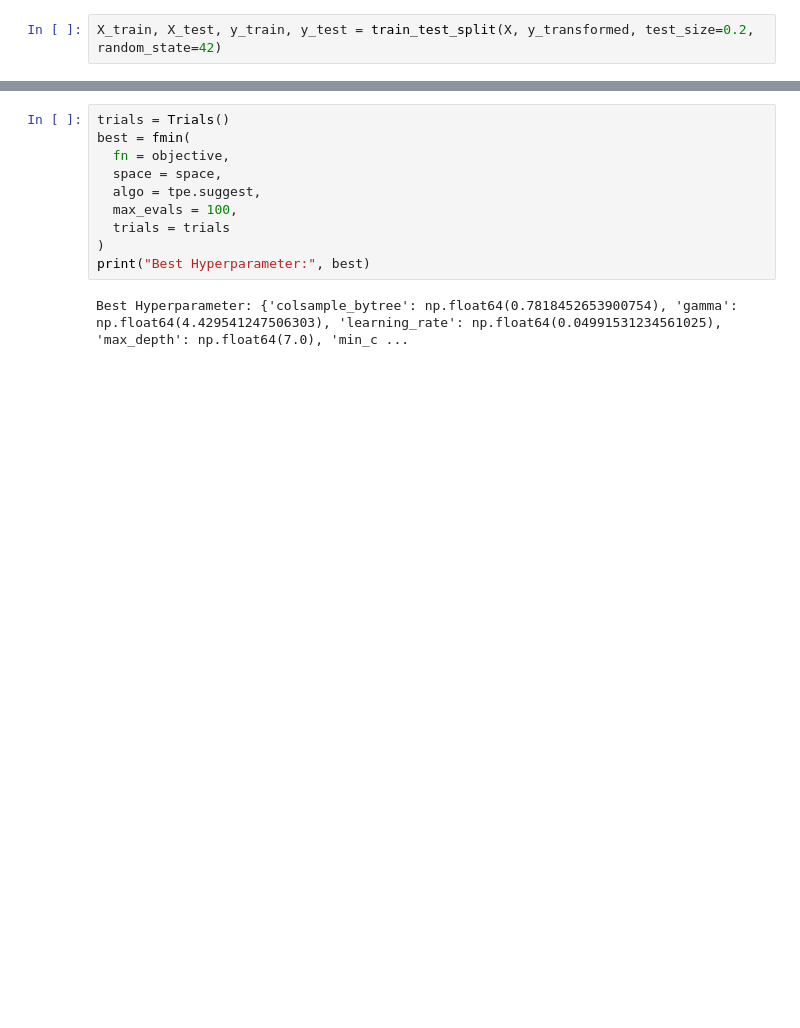
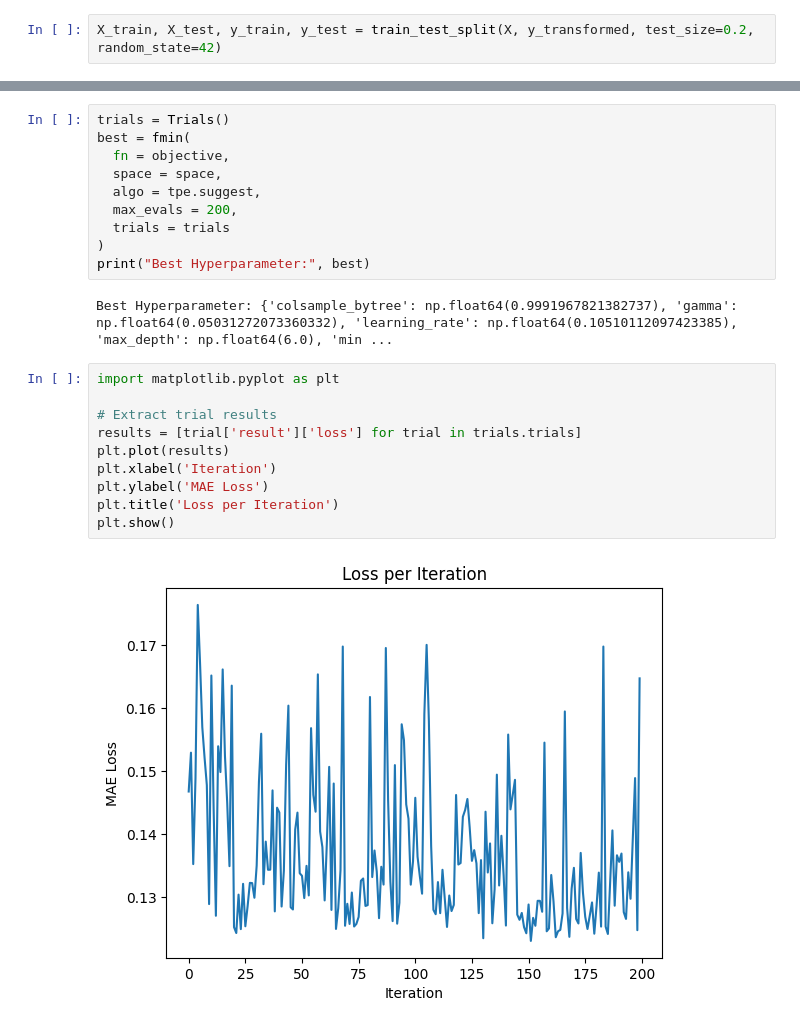
Before and after one commit to divyanshu73/real-estate-application, a Jupyter notebook: model_selection/model_selection.ipynb, the cells around one changed output, grey strips where cells are left out. Cells and saved outputs as stored; diff of their text form; blank space fills up the shorter version.

```diff
--- a/model_selection/model_selection.ipynb
+++ b/model_selection/model_selection.ipynb
@@ -685,9 +682,21 @@ best = fmin(
   fn = objective,
   space = space,
   algo = tpe.suggest,
-  max_evals = 100,
+  max_evals = 200,
   trials = trials
 )
 print("Best Hyperparameter:", best)
 # %% [output]
-Best Hyperparameter: {'colsample_bytree': np.float64(0.7818452653900754), 'gamma': np.float64(4.429541247506303), 'learning_rate': np.float64(0.04991531234561025), 'max_depth': np.float64(7.0), 'min_c ...
+Best Hyperparameter: {'colsample_bytree': np.float64(0.9991967821382737), 'gamma': np.float64(0.05031272073360332), 'learning_rate': np.float64(0.10510112097423385), 'max_depth': np.float64(6.0), 'min ...
+# %%
+import matplotlib.pyplot as plt
+
+# Extract trial results
+results = [trial['result']['loss'] for trial in trials.trials]
+plt.plot(results)
+plt.xlabel('Iteration')
+plt.ylabel('MAE Loss')
+plt.title('Loss per Iteration')
+plt.show()
+# %% [output]
+[figure, added]
```
Also changed, not shown: parts of 1 cell of this notebook.
